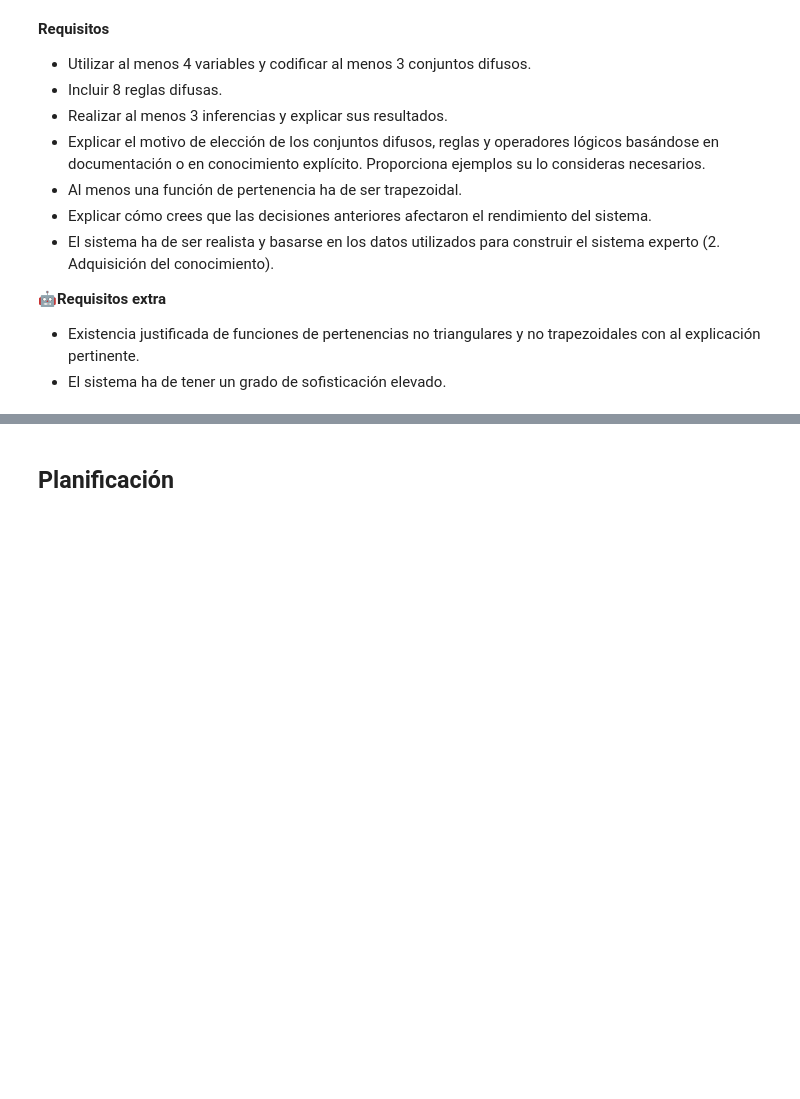
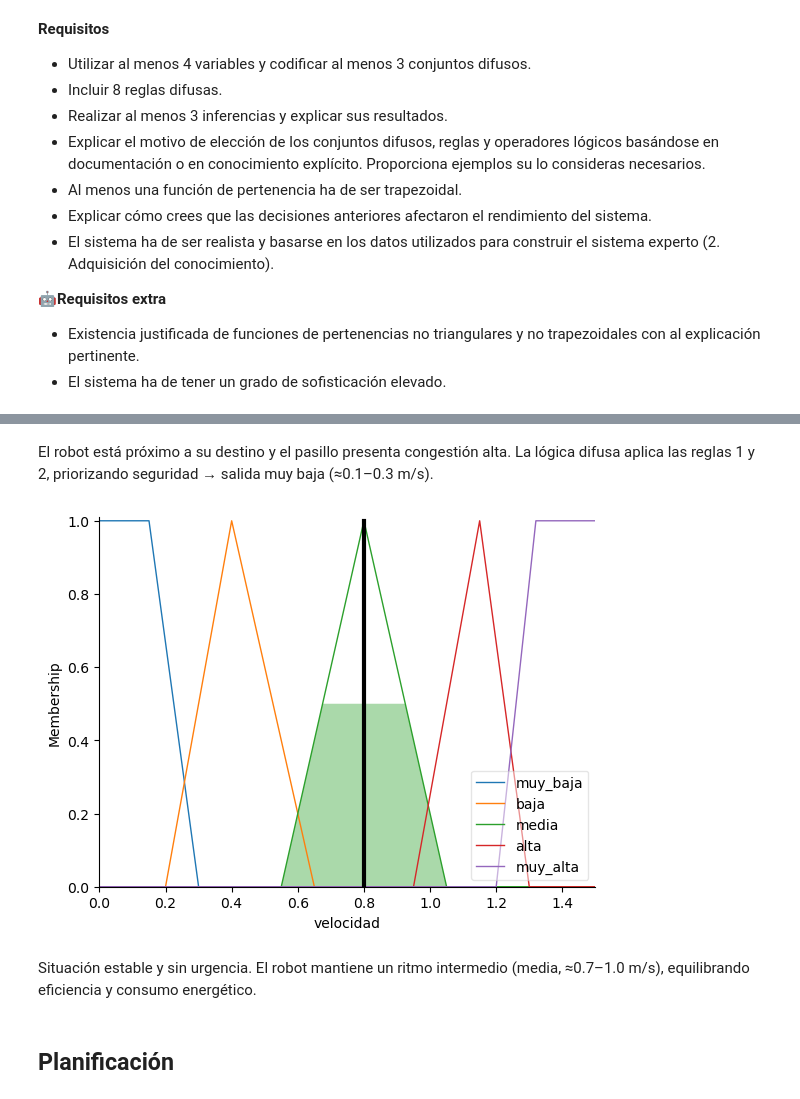
Before and after one commit to Jon8a/Sistemas-Inteligentes-Grupo2, a Jupyter notebook: Entrega Fuzzy/SSII_25-26_Práctica 3_Fuzzy.ipynb, the cells around one changed output, grey strips where cells are left out. Cells and saved outputs as stored; diff of their text form; code cells hidden in the pictures; blank space fills up the shorter version.

```diff
--- a/Entrega Fuzzy/SSII_25-26_Práctica 3_Fuzzy.ipynb
+++ b/Entrega Fuzzy/SSII_25-26_Práctica 3_Fuzzy.ipynb
@@ -193,3 +335,23 @@ ULMA Handling Systems (2024). Automatización y seguridad en intralogística AMR
+# %% [markdown]
+El robot está próximo a su destino y el pasillo presenta congestión alta.
+La lógica difusa aplica las reglas 1 y 2, priorizando seguridad → salida muy baja (≈0.1–0.3 m/s).
+# %%
+# CASO C
+# Sin prisa, pasillo fluido, lejos, batería media
+funcion_velocidad = ctrl.ControlSystemSimulation(velocidad_ctrl)
+
+
+funcion_velocidad.input['bateria'] = 60
+funcion_velocidad.input['distancia'] = 35
+funcion_velocidad.input['congestion'] = 15
+funcion_velocidad.input['urgencia'] = 3
+
+funcion_velocidad.compute()
+velocidad.view(sim=funcion_velocidad)
+# %% [output]
+[figure, added]
+# %% [markdown]
+Situación estable y sin urgencia. El robot mantiene un ritmo intermedio (media, ≈0.7–1.0 m/s), equilibrando eficiencia y consumo energético.
 # %% [markdown]
 ## Planificación
 # %% [markdown]
```
Also changed, not shown: parts of 16 cells of this notebook.
